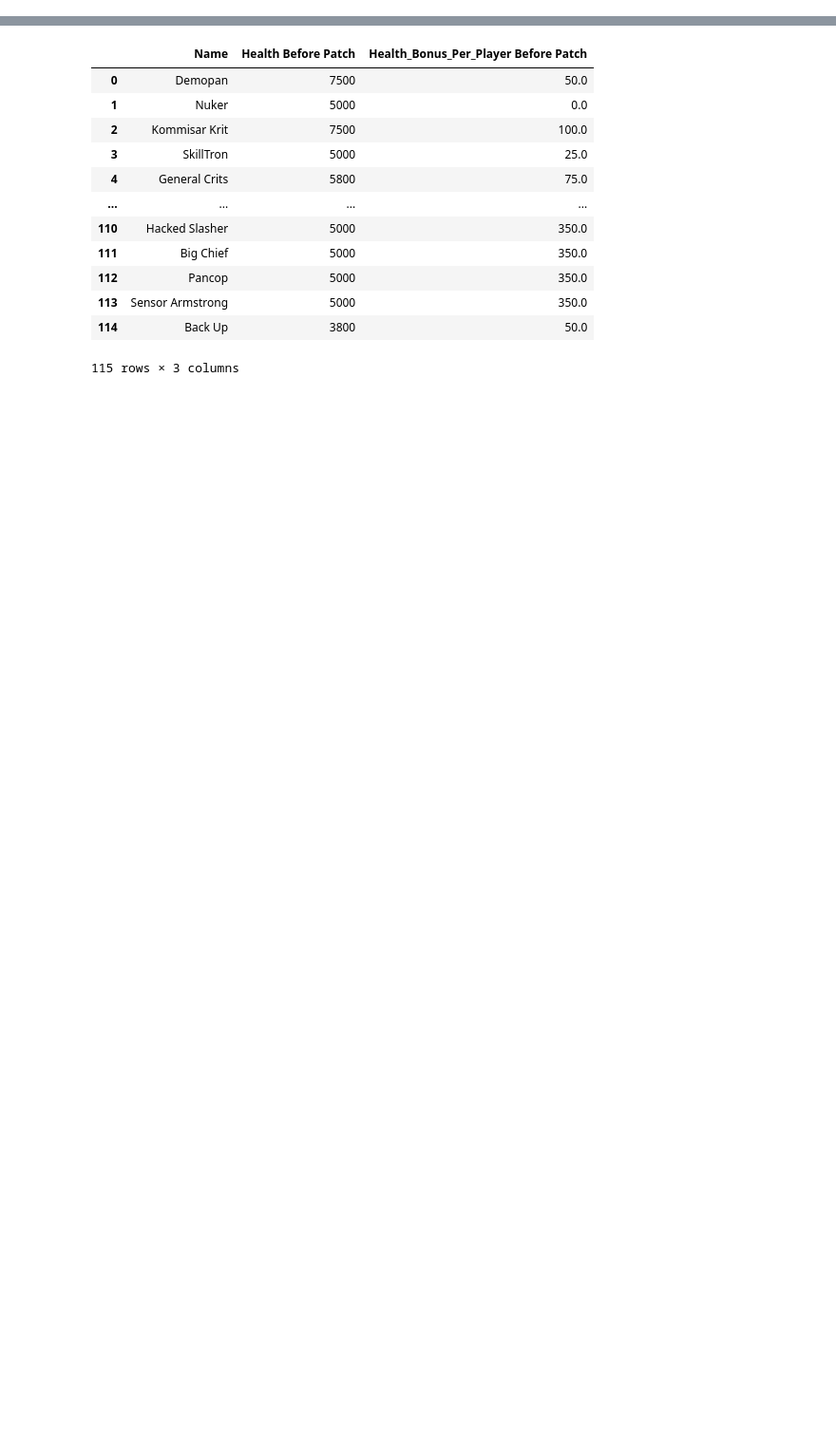
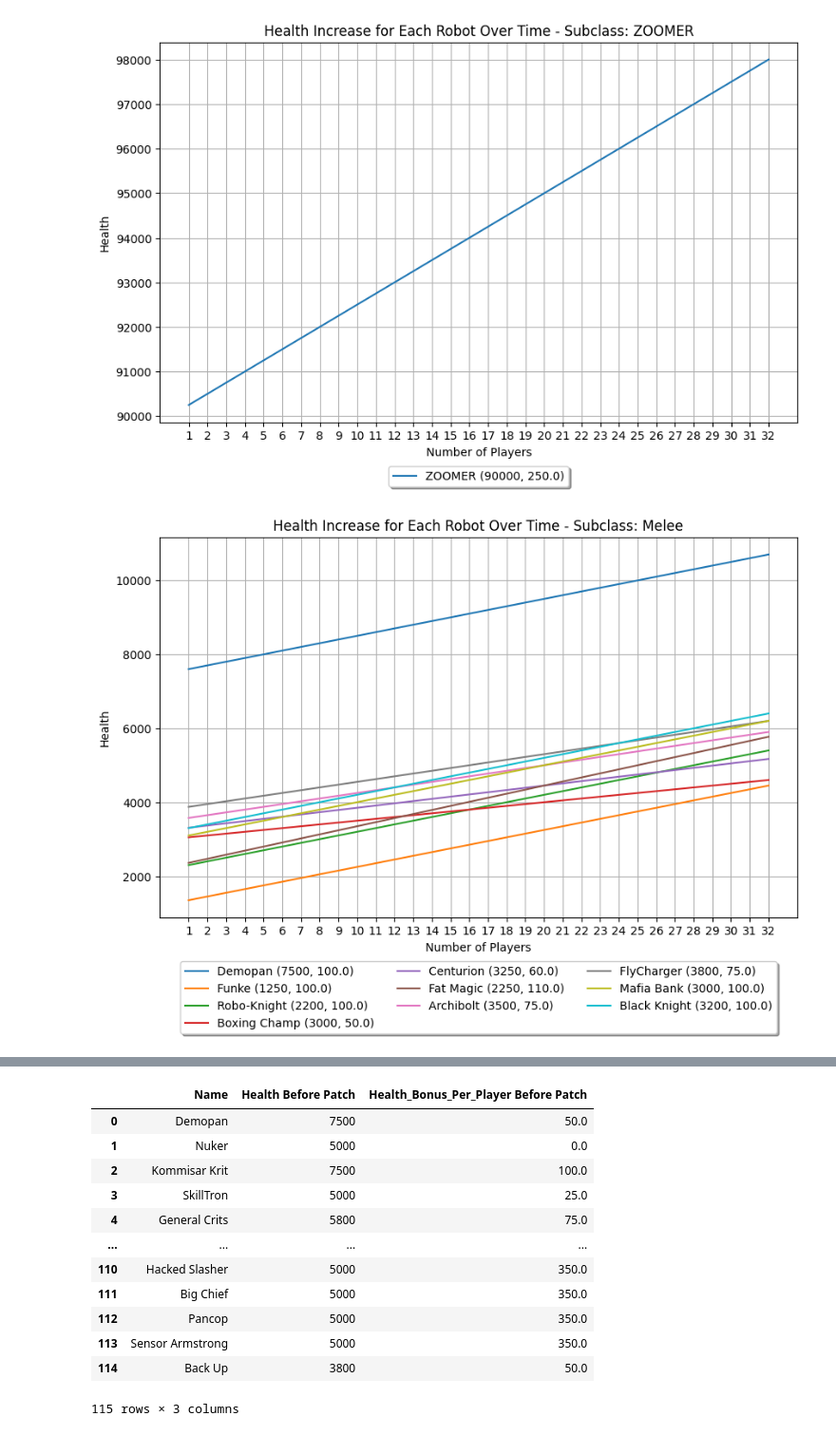
Before and after one commit to higps/robogithub, a Jupyter notebook: python_stuff/get_rc_df.ipynb, the cells around one changed output, grey strips where cells are left out. Shown at 95% size. Saved outputs shown, nothing was run; the diff lists cells and outputs as text; code cells hidden in the pictures; blank space fills up the shorter version.

```diff
--- a/python_stuff/get_rc_df.ipynb
+++ b/python_stuff/get_rc_df.ipynb
@@ -86,3 +86,27 @@ if __name__ == "__main__":
 115                     60.0
 
 [116 rows x 6 columns]
+# %%
+import matplotlib.pyplot as plt
+
+import pandas as pd
+import matplotlib.pyplot as plt
+
+filtered_df = robot_df[robot_df['Health'] < 90000]
+
+filtered_df["18 player health"] = (robot_df["Health_Bonus_Per_Player"] * 18) + robot_df["Health"]
+# Filter out robots with health bonus per player equal to 0
+robot_df_hp_scale = robot_df[robot_df['Health_Bonus_Per_Player'] > 0]
+
+# Grouping and combining names for duplicates
+
+
+
+robot_df['Combined_Name'] = robot_df.groupby(['Health', 'Health_Bonus_Per_Player'])['Name'].transform(lambda x: ', '.join(x))
+
+# Drop duplicate rows
+robot_df.drop_duplicates(subset=['Health', 'Health_Bonus_Per_Player'], keep='first', inplace=True)
+
+# Get unique subclasses
+subclasses = robot_df['Subclass'].unique()
+# %% [output]
@@ -88,0 +118,2 @@ if __name__ == "__main__":
+[figure, added]
+[figure, added]
```
Also changed, not shown: parts of 4 cells of this notebook, 25 other files.
